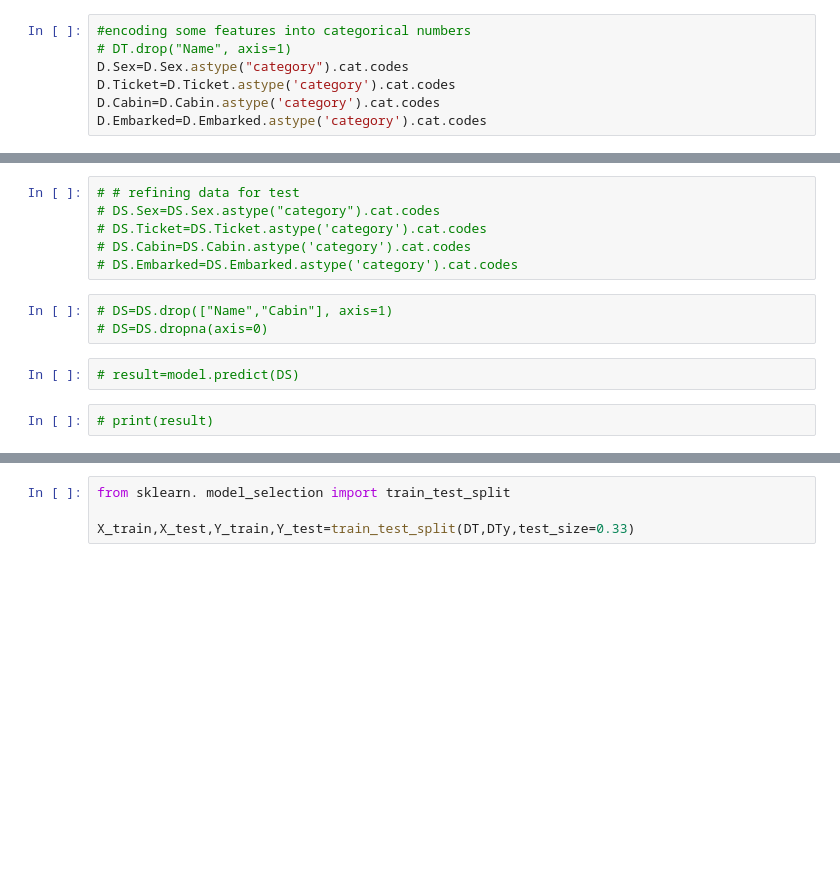
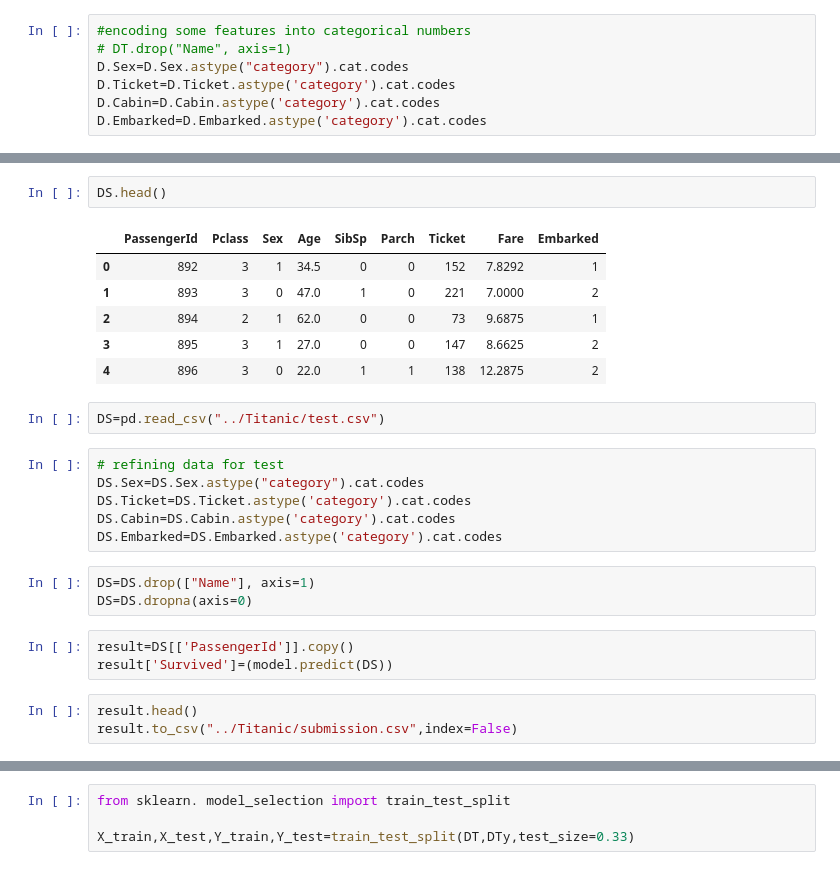
Before and after one commit to naireeni/kaggle, a Jupyter notebook: Titanic/Titanic.ipynb, the cells around one changed output, grey strips where cells are left out. Drawn from its saved outputs; the diff is of its cells as text; blank space fills up the shorter version.

Commit message:
Titanic First Submission

```diff
--- a/Titanic/Titanic.ipynb
+++ b/Titanic/Titanic.ipynb
@@ -103,13 +85,26 @@ DT=DT.dropna(axis=0)
+# %%
+DS.head()
+# %% [output]
+|  | PassengerId | Pclass | Sex | Age | SibSp | Parch | Ticket | Fare | Embarked |
+| 0 | 892 | 3 | 1 | 34.5 | 0 | 0 | 152 | 7.8292 | 1 |
+| 1 | 893 | 3 | 0 | 47.0 | 1 | 0 | 221 | 7.0000 | 2 |
+| 2 | 894 | 2 | 1 | 62.0 | 0 | 0 | 73 | 9.6875 | 1 |
+| 3 | 895 | 3 | 1 | 27.0 | 0 | 0 | 147 | 8.6625 | 2 |
+| 4 | 896 | 3 | 0 | 22.0 | 1 | 1 | 138 | 12.2875 | 2 |
+# %%
+DS=pd.read_csv("../Titanic/test.csv")
 # %%
-# # refining data for test
-# DS.Sex=DS.Sex.astype("category").cat.codes
-# DS.Ticket=DS.Ticket.astype('category').cat.codes
-# DS.Cabin=DS.Cabin.astype('category').cat.codes
-# DS.Embarked=DS.Embarked.astype('category').cat.codes
+# refining data for test
+DS.Sex=DS.Sex.astype("category").cat.codes
+DS.Ticket=DS.Ticket.astype('category').cat.codes
+DS.Cabin=DS.Cabin.astype('category').cat.codes
+DS.Embarked=DS.Embarked.astype('category').cat.codes
 # %%
-# DS=DS.drop(["Name","Cabin"], axis=1)
-# DS=DS.dropna(axis=0)
+DS=DS.drop(["Name"], axis=1)
+DS=DS.dropna(axis=0)
 # %%
-# result=model.predict(DS)
+result=DS[['PassengerId']].copy()
+result['Survived']=(model.predict(DS))
-# %%
-# print(result)
+# %%
+result.head()
+result.to_csv("../Titanic/submission.csv",index=False)
```
Also changed, not shown: parts of 19 cells of this notebook, 2 other files.
